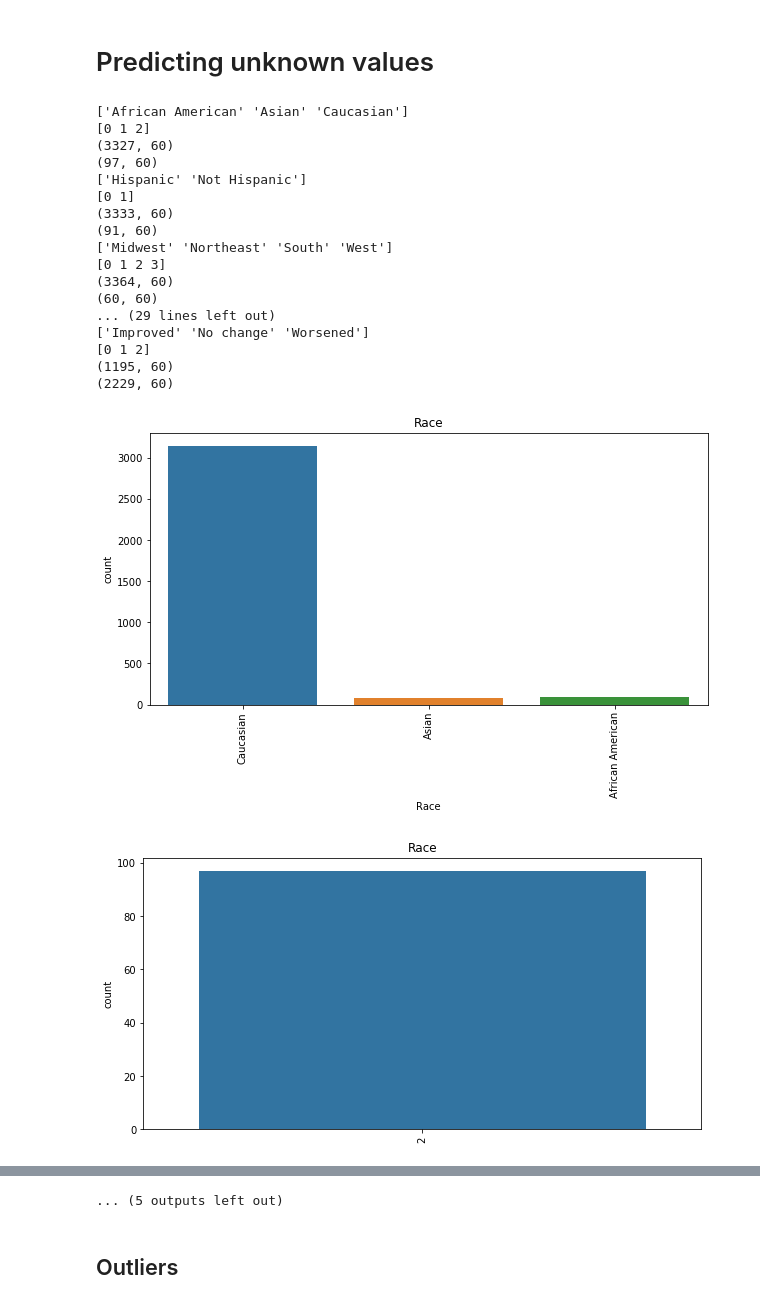
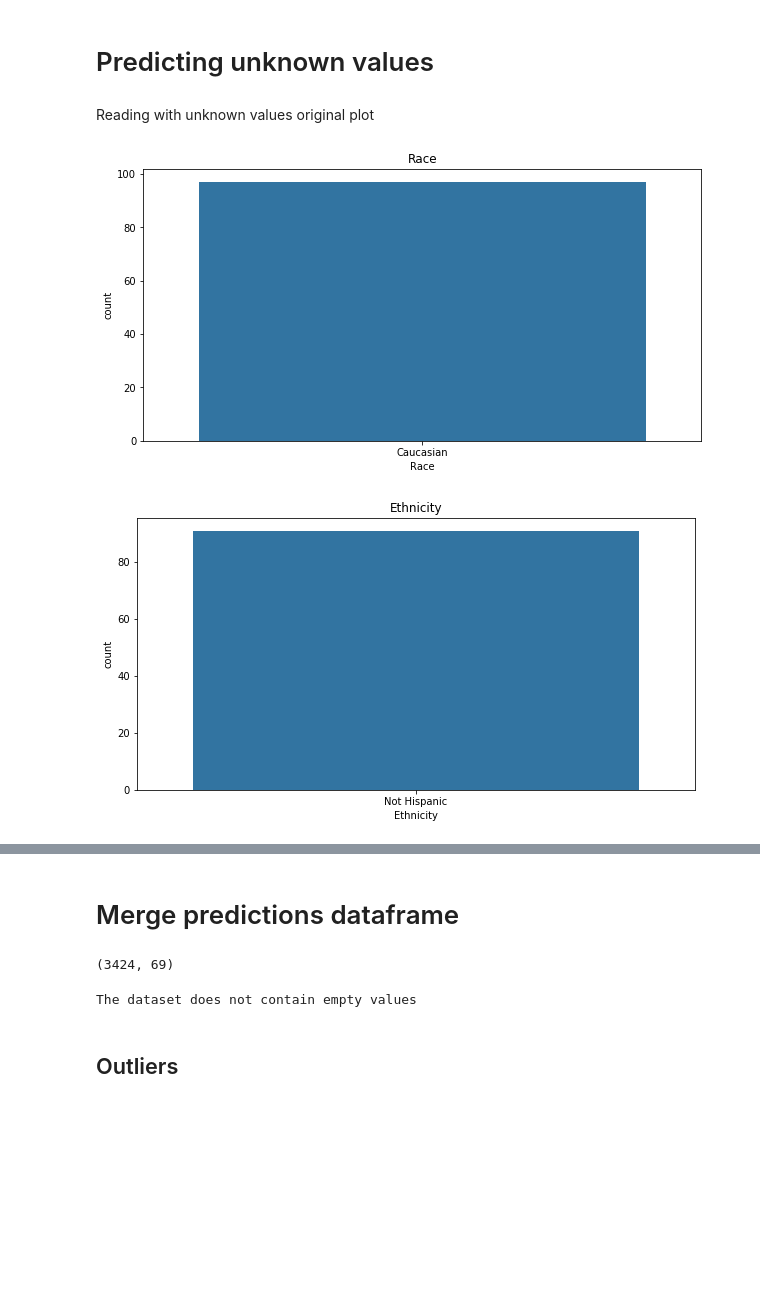
Before and after one commit to Omar-Safwat/HealthCare_project, a Jupyter notebook: Larisa-Findings/Larisa_Findings.ipynb, the cells around one changed output, grey strips where cells are left out. Saved outputs shown, nothing was run; the diff lists cells and outputs as text; code cells hidden in the pictures; blank space fills up the shorter version.

Commit message:
cleaned_data EDA data_training modelling

```diff
--- a/Larisa-Findings/Larisa_Findings.ipynb
+++ b/Larisa-Findings/Larisa_Findings.ipynb
@@ -255,80 +259,56 @@ We may distinguish some cases:
        replace them with the category that has the highest occurence
 # %% [markdown]
 # Predicting unknown values
+# %% [markdown]
+Reading with unknown values original plot
 # %%
 ds = ds.replace(['N','Y'],[0,1])
 # %%
 list_columns_need_labelling = ['Persistency_Flag', 'Gender', 'Race','Ethnicity','Region','Age_Bucket','Ntm_Speciality','Ntm_Specialist_Flag','Ntm_Speciality_Bucket','Risk_Segment_Prior_Ntm', 'Tscore_Bucket_Prior_Ntm', 'Risk_Segment_During_Rx', 'Tscore_Bucket_During_Rx', 'Change_T_Score', 'Change_Risk_Segment', 'Adherent_Flag']
 # %%
 lr  = LogisticRegression(solver='newton-cg', random_state=0,class_weight=None)
+
 for column_predict in list_column_nan:
     ds_copy = ds.copy()
+    dict_labels = {}
     list_column_to_be_deleted = [i for i in list_column_nan if i!= column_predict ]
     ds_copy.drop( list_column_to_be_deleted, axis=1, inplace=True)
-#     ds_copy.drop('Ptid', axis=1, inplace=True)
 
     X_train = ds_copy[ds_copy[column_predict].notnull()]
     X_train.drop('Ptid', axis=1, inplace=True)
     X_test = ds_copy[pd.isnull(ds_copy[column_predict])]
     new_predicted_df = pd.DataFrame (X_test['Ptid'])
     X_test.drop('Ptid', axis=1, inplace=True)
 
     list_column_label = [x for x in list_columns_need_labelling if x not in list_column_to_be_deleted ]
 
     le = preprocessing.LabelEncoder()
 
     for column in list_column_label:
         new_column_name = "{}_labels".format(column)
         if column != column_predict:
             X_train[new_column_name] = le.fit_transform(X_train[[column]])
             X_test[new_column_name] = le.fit_transform(X_test[[column]])
         else:
             y_train = pd.DataFrame(le.fit_transform(X_train[[column]]))
 
-            print(le.classes_)
-            print(le.transform(le.classes_))
-
-            plt.figure(figsize=(10, 5))
-            sns.countplot(X_train[column_predict])
-            plt.xticks(rotation=90)
-            plt.title(column_predict)
-
+            for k in range(len(le.classes_)):
+                dict_labels[le.transform(le.classes_)[k]] =  le.classes_[k]
 
 
     X_train = X_train.select_dtypes(include= np.number)
     X_test =  X_test.select_dtypes(include= np.number)
 
-    print(X_train.shape)
-    print(X_test.shape)
-
     lr.fit(X_train, y_train)
     predictions = lr.predict(X_test)
 
-    new_predicted_df['{}'.format(column_predict)] = predictions
-#     print(new_predicted_df.head())
-    new_predicted_df.to_csv("predicted_{}_df".format(column_predict))
+    new_predicted_df['{}'.format(column_predict)] = [dict_labels[j] for j in predictions]
+    new_predicted_df.to_csv("predicted_{}_df.csv".format(column_predict), index = None)
+
 
     plt.figure(figsize=(10, 5))
-    sns.countplot(predictions)
-    plt.xticks(rotation=90)
+    sns.countplot(new_predicted_df[column_predict])
     plt.title(column_predict)
 # %% [output]
-['African American' 'Asian' 'Caucasian']
-[0 1 2]
-(3327, 60)
-(97, 60)
-['Hispanic' 'Not Hispanic']
-[0 1]
-(3333, 60)
-(91, 60)
-['Midwest' 'Northeast' 'South' 'West']
-[0 1 2 3]
-(3364, 60)
-(60, 60)
-... (29 lines left out)
-['Improved' 'No change' 'Worsened']
-[0 1 2]
-(1195, 60)
-(2229, 60)
-[figure, old version]
+[figure, new version]
-[figure, old version]
+[figure, new version]
@@ -344 +321,2 @@ for column_predict in list_column_nan:
-... (5 outputs left out)
+# %% [markdown]
+# Merge predictions dataframe
@@ -345,3 +328,11 @@ for column_predict in list_column_nan:
+# %%
+ds.shape
+# %% [output]
+(3424, 69)
+# %%
+chec_nan_values(ds)
+# %% [output]
+The dataset does not contain empty values
 # %% [markdown]
 ## Outliers
 # %% [markdown]
```
Also changed, not shown: parts of 16 cells of this notebook, 18 other files.
